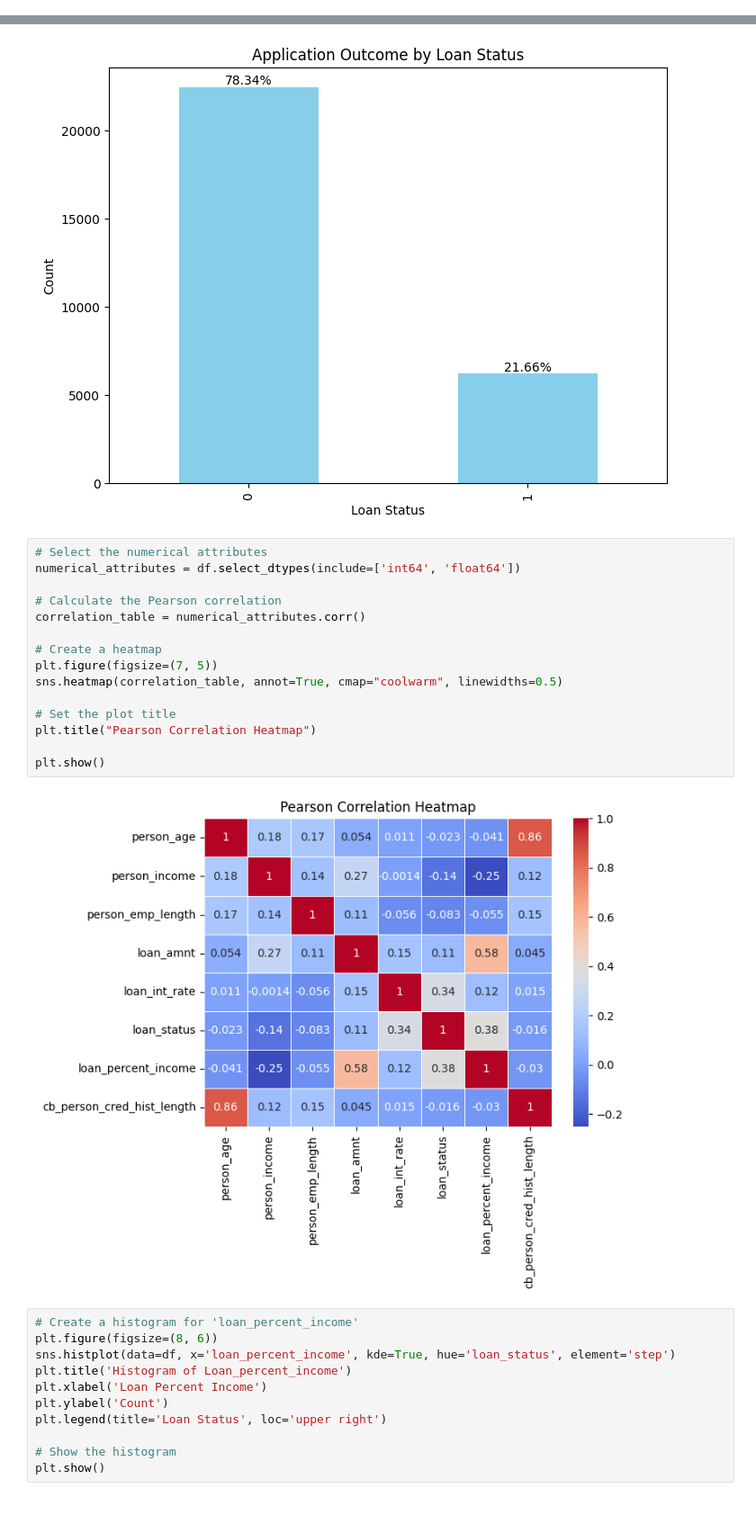
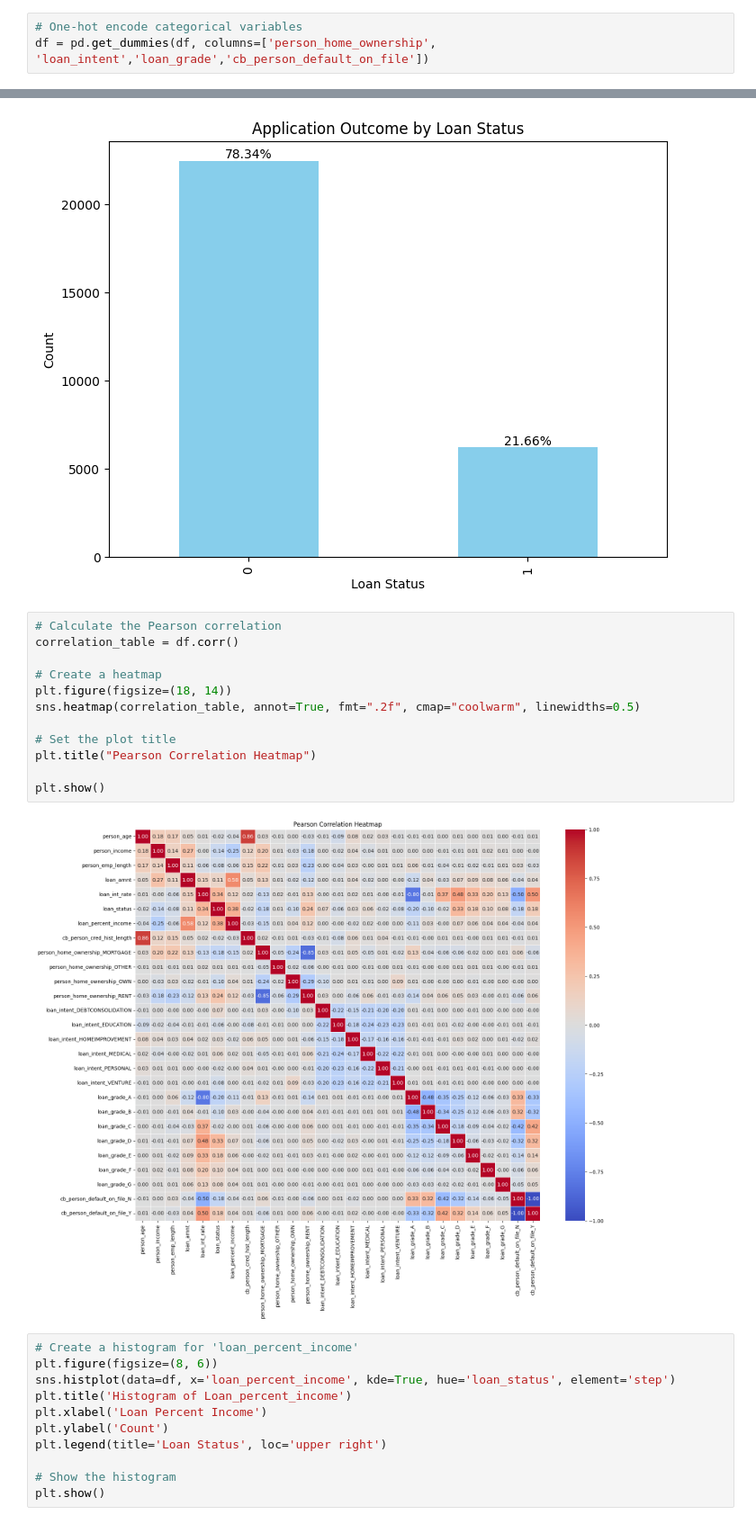
Before and after one commit to Johnshmdt/Credit-Risk-Model, a Jupyter notebook: risk_prediction-prescriptive_analytics.ipynb, the cells around one changed output, grey strips where cells are left out. Shown at 90% size. Drawn from its saved outputs; the diff is of its cells as text.

```diff
--- a/risk_prediction-prescriptive_analytics.ipynb
+++ b/risk_prediction-prescriptive_analytics.ipynb
@@ -119,3 +146,6 @@ dtype: int64
+# %%
+# One-hot encode categorical variables
+df = pd.get_dummies(df, columns=['person_home_ownership', 'loan_intent','loan_grade','cb_person_default_on_file'])
 # %%
 # Count the occurrences of each unique 'loan_status' value
 status_counts = df['loan_status'].value_counts()
@@ -139,22 +169,19 @@ plt.show()
 # %% [output]
 [figure]
 # %%
-# Select the numerical attributes
-numerical_attributes = df.select_dtypes(include=['int64', 'float64'])
-
 # Calculate the Pearson correlation
-correlation_table = numerical_attributes.corr()
+correlation_table = df.corr()
 
 # Create a heatmap
-plt.figure(figsize=(7, 5))
-sns.heatmap(correlation_table, annot=True, cmap="coolwarm", linewidths=0.5)
+plt.figure(figsize=(18, 14))
+sns.heatmap(correlation_table, annot=True, fmt=".2f", cmap="coolwarm", linewidths=0.5)
 
 # Set the plot title
 plt.title("Pearson Correlation Heatmap")
 
 plt.show()
 # %% [output]
-[figure, old version]
+[figure, new version]
 # %%
 # Create a histogram for 'loan_percent_income'
 plt.figure(figsize=(8, 6))
```
Also changed, not shown: parts of 29 cells of this notebook.
